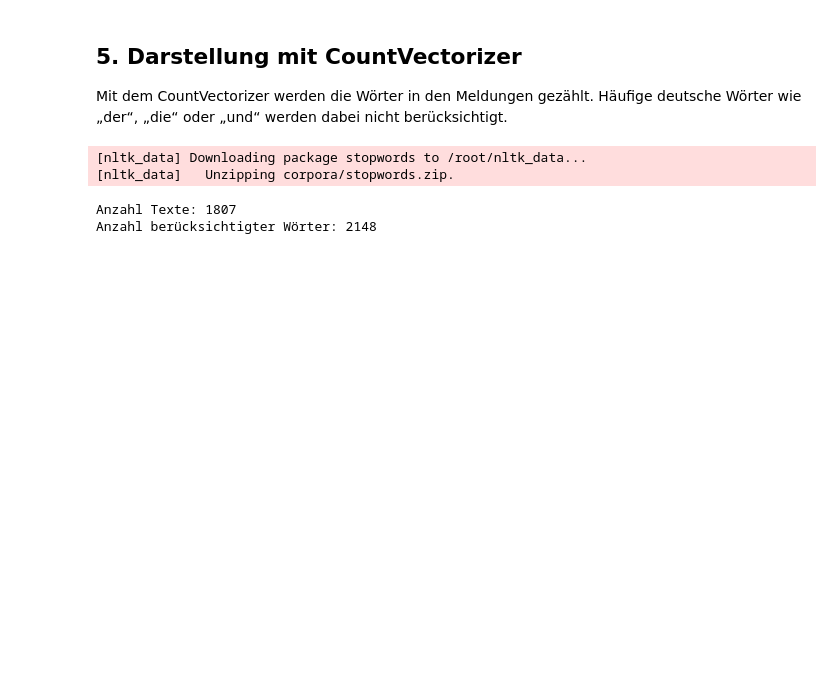
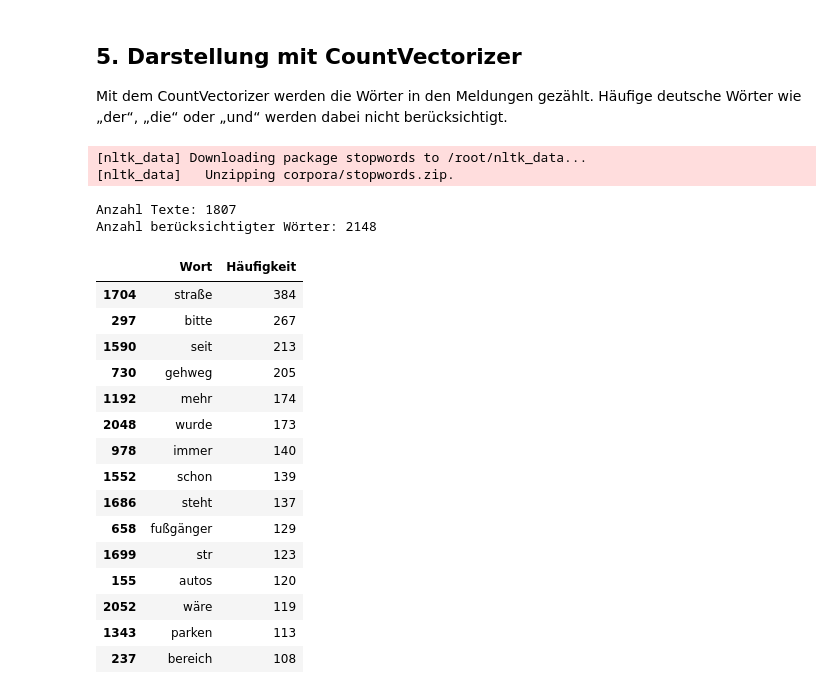
Before and after one commit to Vestal1/nlp-analyse-klarschiff-hro, a Jupyter notebook: notebooks/klarschiff_nlp_analyse.ipynb, the cells around one changed output. Cells and saved outputs as stored; diff of their text form; code cells hidden in the pictures; blank space fills up the shorter version.

```diff
--- a/notebooks/klarschiff_nlp_analyse.ipynb
+++ b/notebooks/klarschiff_nlp_analyse.ipynb
@@ -169,3 +169,32 @@ print("Anzahl berücksichtigter Wörter:", count_matrix.shape[1])
 [nltk_data]   Unzipping corpora/stopwords.zip.
 Anzahl Texte: 1807
 Anzahl berücksichtigter Wörter: 2148
+# %%
+worthaeufigkeiten = pd.DataFrame({
+    "Wort": count_vectorizer.get_feature_names_out(),
+    "Häufigkeit": np.asarray(count_matrix.sum(axis=0)).ravel()
+})
+
+worthaeufigkeiten = worthaeufigkeiten.sort_values(
+    "Häufigkeit",
+    ascending=False
+).head(15)
+
+worthaeufigkeiten
+# %% [output]
+|  | Wort | Häufigkeit |
+| 1704 | straße | 384 |
+| 297 | bitte | 267 |
+| 1590 | seit | 213 |
+| 730 | gehweg | 205 |
+| 1192 | mehr | 174 |
+| 2048 | wurde | 173 |
+| 978 | immer | 140 |
+| 1552 | schon | 139 |
+| 1686 | steht | 137 |
+| 658 | fußgänger | 129 |
+| 1699 | str | 123 |
+| 155 | autos | 120 |
+| 2052 | wäre | 119 |
+| 1343 | parken | 113 |
+| 237 | bereich | 108 |
```
Also changed, not shown: parts of 5 cells of this notebook.
